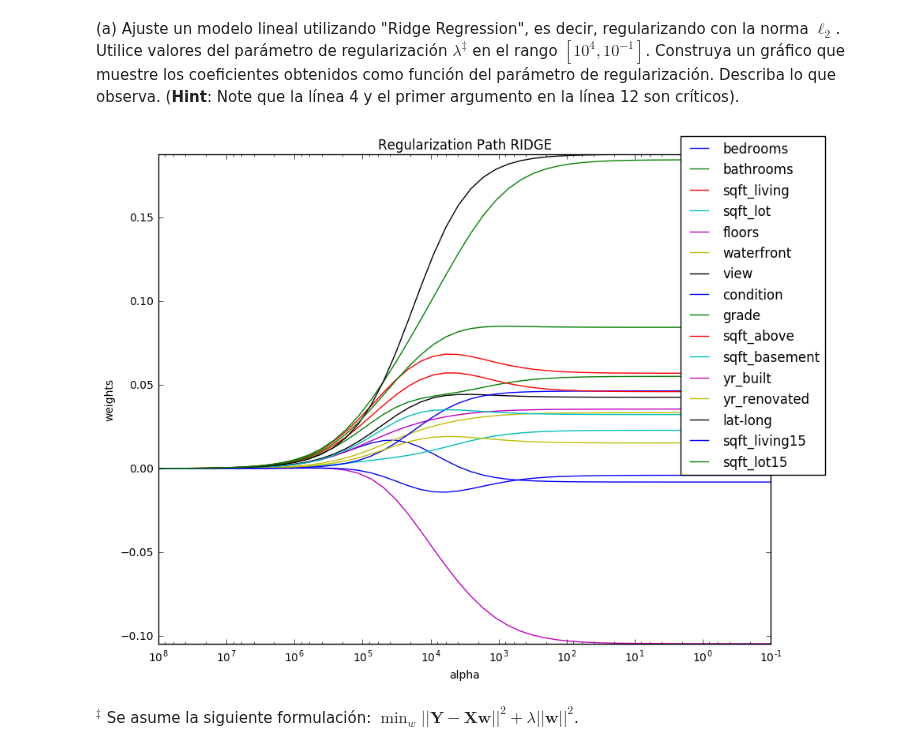
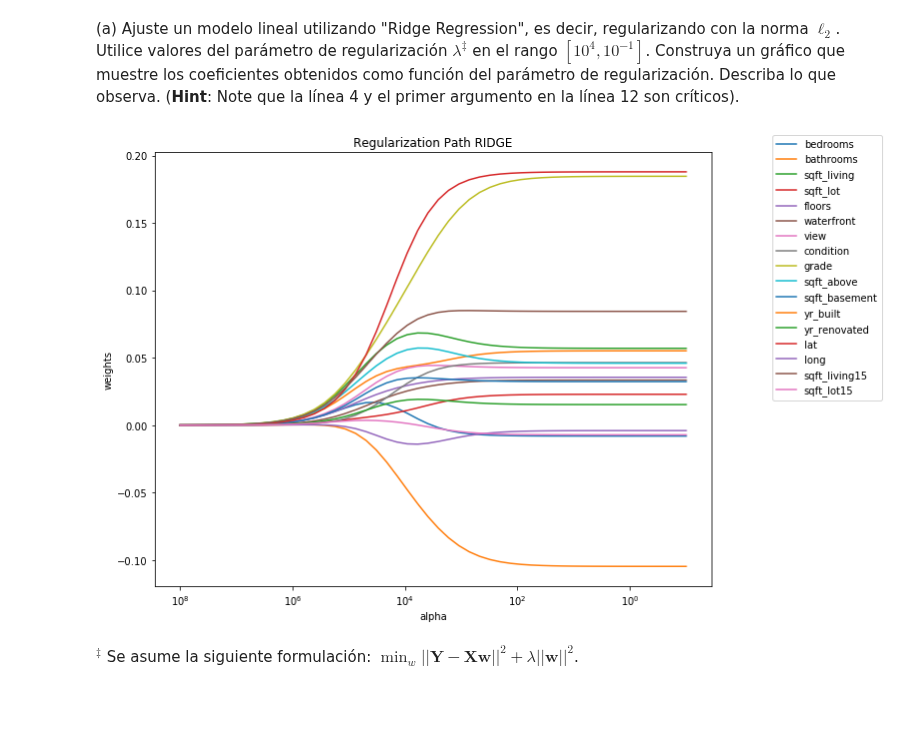
Before and after one commit to dsanmartin/INF578-HW, a Jupyter notebook: 1/Tarea1-ML.ipynb, the cells around one changed output. Cells and saved outputs as stored; diff of their text form; code cells hidden in the pictures; blank space fills up the shorter version.

```diff
--- a/1/Tarea1-ML.ipynb
+++ b/1/Tarea1-ML.ipynb
@@ -508,34 +618,35 @@ Dtrain = df_scaled_train.copy()
 Dtrain = Dtrain.drop('intercept', axis=1)
 names_regressors = ["bedrooms","bathrooms","sqft_living","sqft_lot","floors","waterfront","view",
     "condition","grade","sqft_above","sqft_basement","yr_built","yr_renovated","lat-long",
     "sqft_living15","sqft_lot15"]
+names_regressors = df_scaled_train.columns
 
 alphas_ = np.logspace(8,-1,base=10)
 coefs = []
 model = Ridge(fit_intercept=True, solver='svd')
 for a in alphas_:
     model.set_params(alpha=a)
     model.fit(Dtrain, ytrain)
     coefs.append(model.coef_)
     ax = plt.gca()
 
 for y_arr, label in zip(np.squeeze(coefs).T, names_regressors):
     #print alphas_.shape
     #print y_arr.shape
     plt.plot(alphas_, y_arr, label=label)
 
 #plt.legend()
 ax.set_xscale('log')
 ax.set_xlim(ax.get_xlim()[::-1]) # reverse axis
 plt.xlabel('alpha')
 plt.ylabel('weights')
 plt.title('Regularization Path RIDGE')
 plt.axis('tight')
 #plt.legend(loc=1)
 plt.legend(bbox_to_anchor=(1.1, 1.05))
 plt.show()
 # %% [output]
-[figure, old version]
+[figure, new version]
 # %% [markdown]
 $^{‡}$ Se asume la siguiente formulación: $\min_w ||\textbf{Y} - \textbf{Xw}||^2 + \lambda ||\textbf{w}||^2$.
 # %% [markdown]
```
Also changed, not shown: parts of 18 cells of this notebook.
